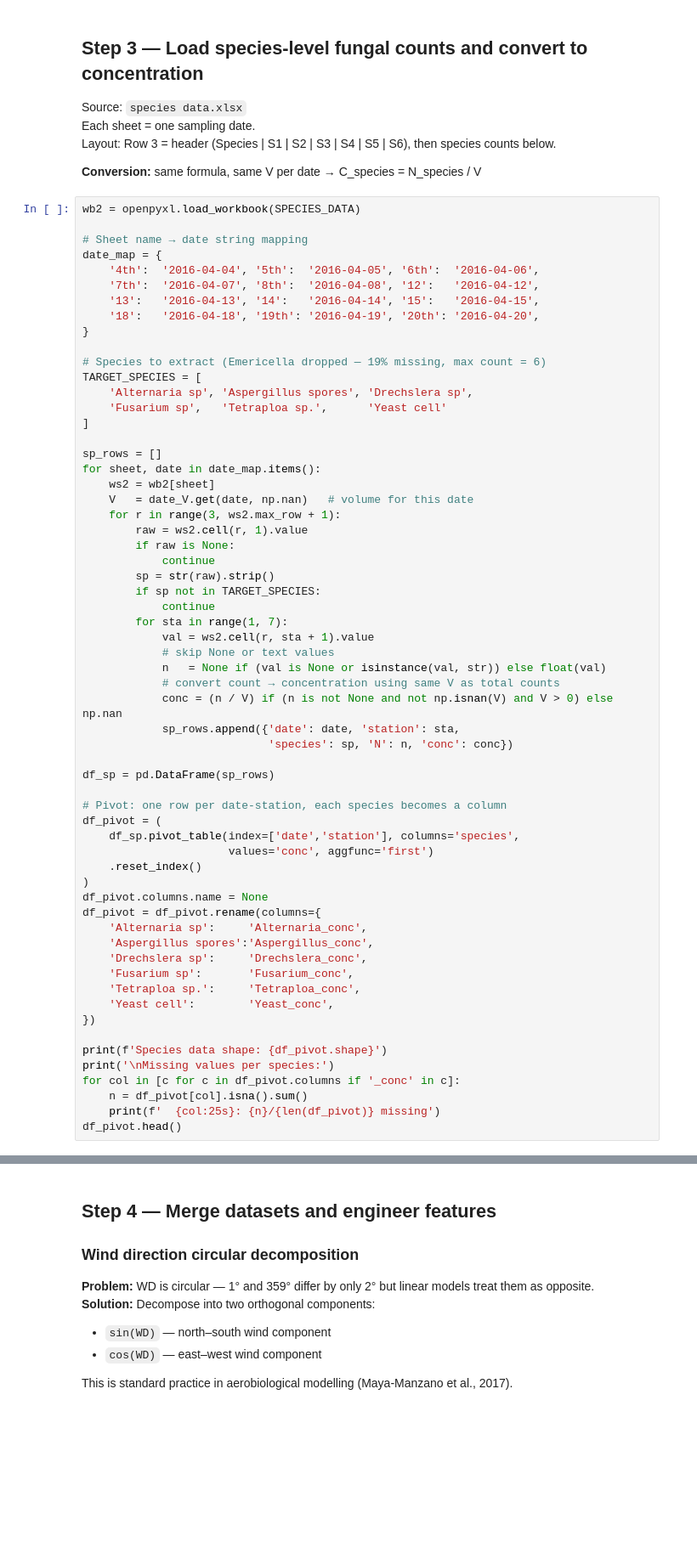
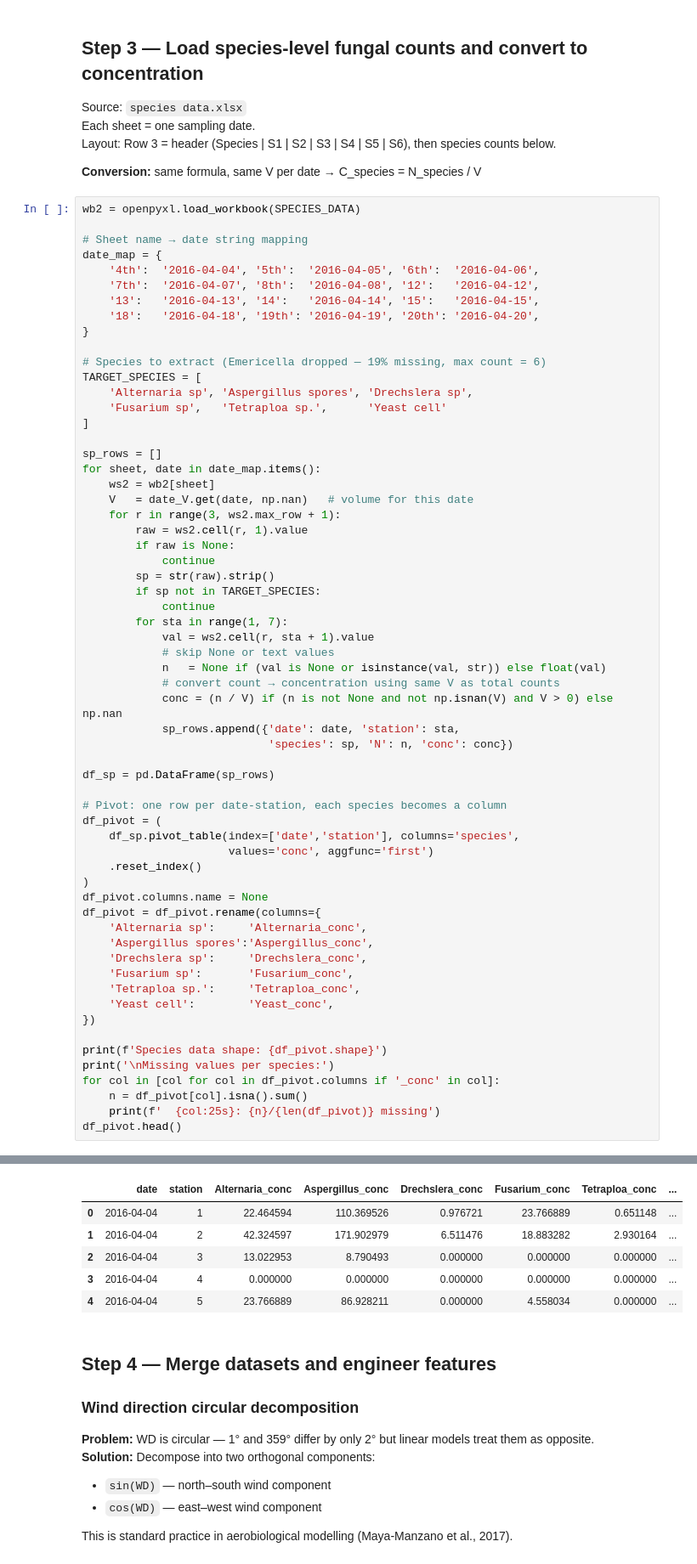
Before and after one commit to Filza-coder/geoai-bioaerosol-prediction, a Jupyter notebook: 01_data_preparation.ipynb, the cells around one changed output, grey strips where cells are left out. Shown at 85% size. Drawn from its saved outputs; the diff is of its cells as text; blank space fills up the shorter version.

```diff
--- a/01_data_preparation.ipynb
+++ b/01_data_preparation.ipynb
@@ -252,7 +275,8 @@ df_pivot = df_pivot.rename(columns={
 
 print(f'Species data shape: {df_pivot.shape}')
 print('\nMissing values per species:')
-for col in [c for c in df_pivot.columns if '_conc' in c]:
+for col in [col for col in df_pivot.columns if '_conc' in col]:
     n = df_pivot[col].isna().sum()
     print(f'  {col:25s}: {n}/{len(df_pivot)} missing')
 df_pivot.head()
+# %% [output]
@@ -259,3 +292,9 @@ df_pivot.head()
+|  | date | station | Alternaria_conc | Aspergillus_conc | Drechslera_conc | Fusarium_conc | Tetraploa_conc | ... |
+| 0 | 2016-04-04 | 1 | 22.464594 | 110.369526 | 0.976721 | 23.766889 | 0.651148 | ... |
+| 1 | 2016-04-04 | 2 | 42.324597 | 171.902979 | 6.511476 | 18.883282 | 2.930164 | ... |
+| 2 | 2016-04-04 | 3 | 13.022953 | 8.790493 | 0.000000 | 0.000000 | 0.000000 | ... |
+| 3 | 2016-04-04 | 4 | 0.000000 | 0.000000 | 0.000000 | 0.000000 | 0.000000 | ... |
+| 4 | 2016-04-04 | 5 | 23.766889 | 86.928211 | 0.000000 | 4.558034 | 0.000000 | ... |
 # %% [markdown]
 ## Step 4 — Merge datasets and engineer features
 ### Wind direction circular decomposition
```
Also changed, not shown: parts of 6 cells of this notebook.
